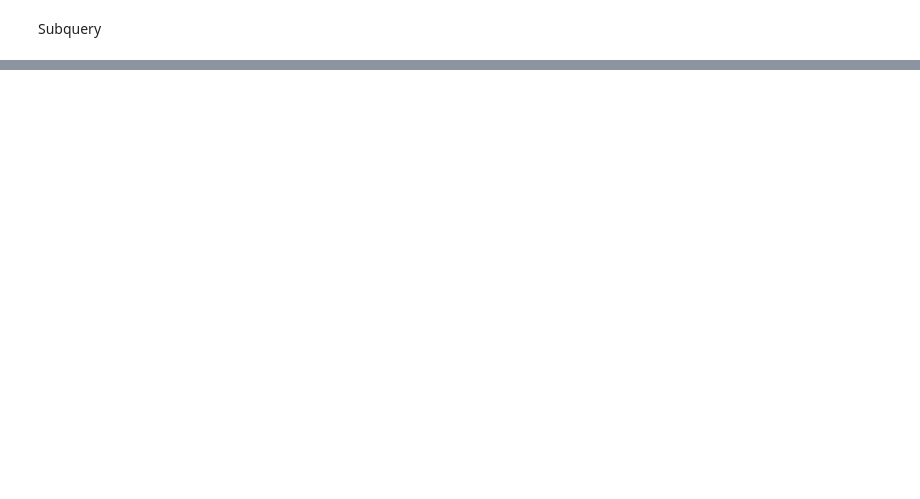
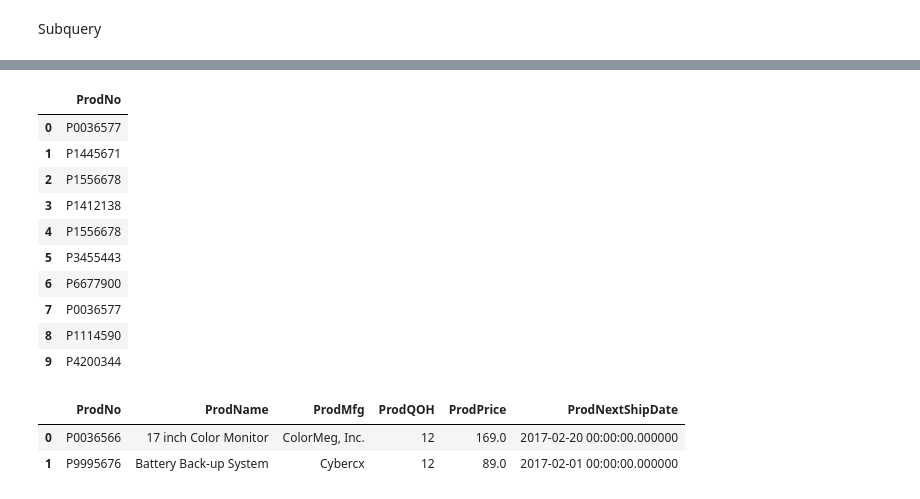
Before and after one commit to ogut77/BA, a Jupyter notebook: MultipleTable.ipynb, the cells around one changed output, grey strips where cells are left out. Saved outputs shown, nothing was run; the diff lists cells and outputs as text; code cells hidden in the pictures; blank space fills up the shorter version.

```diff
--- a/MultipleTable.ipynb
+++ b/MultipleTable.ipynb
@@ -664,0 +714,32 @@ Subquery
+# %%
+#32-List Product not ordered in February 2017
+#Step 1-List ProdNo of product ordered in February 2017
+#Step 2-Select product not included in this list
+txt='''
+
+'''
+Q32A =  psql.sqldf(txt)
+Q32A
+# %% [output]
+|  | ProdNo |
+| 0 | P0036577 |
+| 1 | P1445671 |
+| 2 | P1556678 |
+| 3 | P1412138 |
+| 4 | P1556678 |
+| 5 | P3455443 |
+| 6 | P6677900 |
+| 7 | P0036577 |
+| 8 | P1114590 |
+| 9 | P4200344 |
+# %%
+#Step 2-Select product not included in above query
+txt='''
+
+'''
+Q32 =  psql.sqldf(txt)
+Q32
+# %% [output]
+|  | ProdNo | ProdName | ProdMfg | ProdQOH | ProdPrice | ProdNextShipDate |
+| 0 | P0036566 | 17 inch Color Monitor | ColorMeg, Inc. | 12 | 169.0 | 2017-02-20 00:00:00.000000 |
+| 1 | P9995676 | Battery Back-up System | Cybercx | 12 | 89.0 | 2017-02-01 00:00:00.000000 |
```
Also changed, not shown: parts of 43 cells of this notebook.
